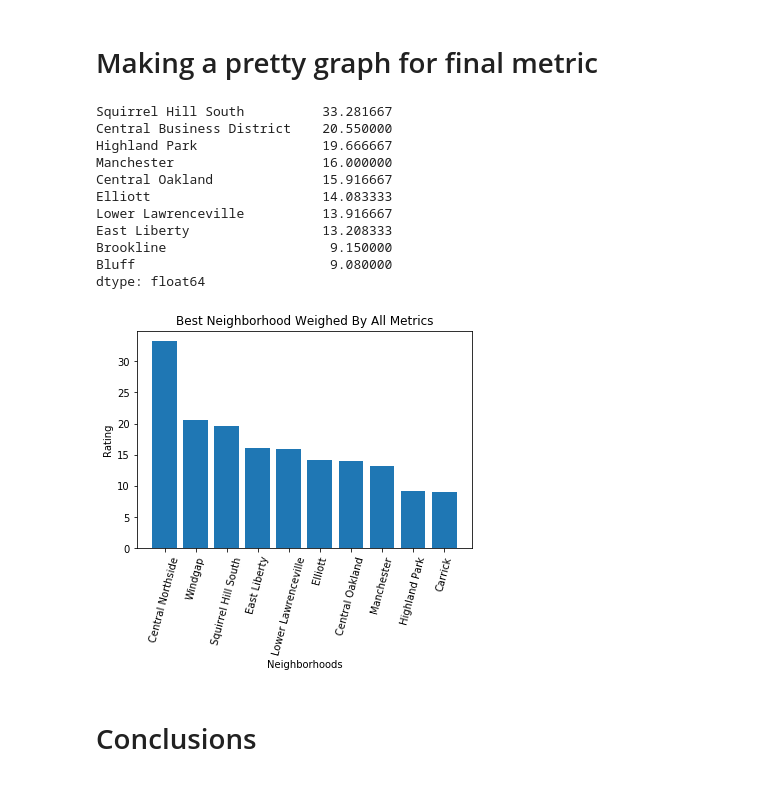
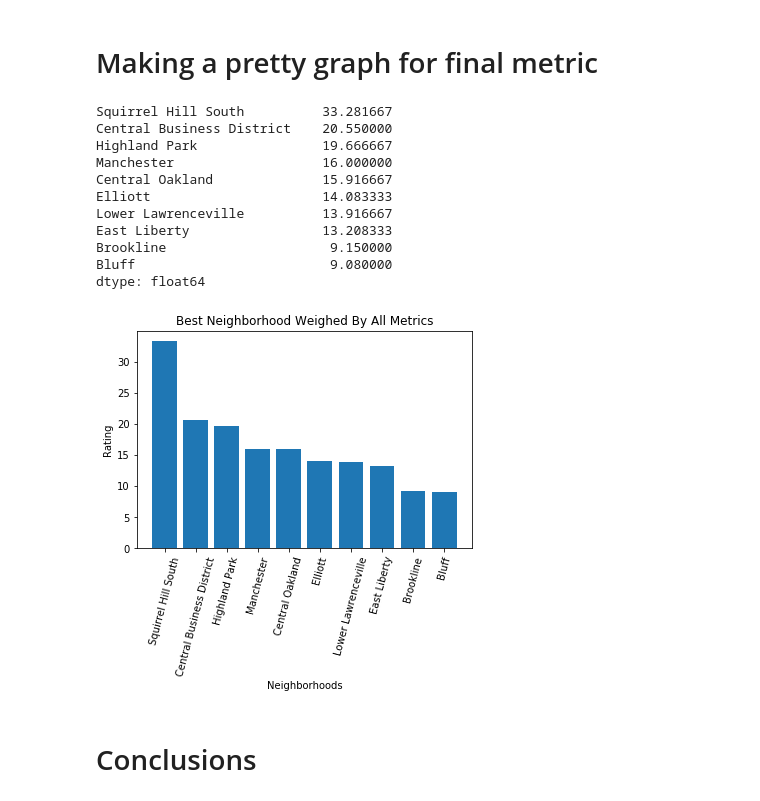
Before and after one commit to lts23/Big-Ideas-Final-Project, a Jupyter notebook: Final_Project_Combined.ipynb, the cells around one changed output. Cells and saved outputs as stored; diff of their text form; code cells hidden in the pictures.

Commit message:
Fixed issue with final graph display
Fixed issue with final metric graph displaying incorrect neighborhood names. It now displays the correct ones.

```diff
--- a/Final_Project_Combined.ipynb
+++ b/Final_Project_Combined.ipynb
@@ -377,35 +377,35 @@ print(final_weighted_dictionary)
 # %%
 
 #converting back to series
 final_metrics = pd.Series(final_weighted_dictionary)
 
 #top 10 from series
 final_metrics.sort_values(ascending=False)[:10]
 print(final_metrics.sort_values(ascending=False)[:10])
 
 #worst
 #dataBridges_series.sort_values(ascending=True)[:20]
 
-plt.bar(final_metrics.index[:10], final_metrics.sort_values(ascending=False)[:10])
+plt.bar(final_metrics.sort_values(ascending=False).index[:10], final_metrics.sort_values(ascending=False)[:10])
 plt.xlabel('Neighborhoods')
 plt.ylabel('Rating')
 plt.title('Best Neighborhood Weighed By All Metrics')
 plt.xticks(rotation=75)
 
 plt.show()
 # %% [output]
 Squirrel Hill South          33.281667
 Central Business District    20.550000
 Highland Park                19.666667
 Manchester                   16.000000
 Central Oakland              15.916667
 Elliott                      14.083333
 Lower Lawrenceville          13.916667
 East Liberty                 13.208333
 Brookline                     9.150000
 Bluff                         9.080000
 dtype: float64
-[figure, old version]
+[figure, new version]
 # %% [markdown]
 # Conclusions
 # %% [markdown]
```
